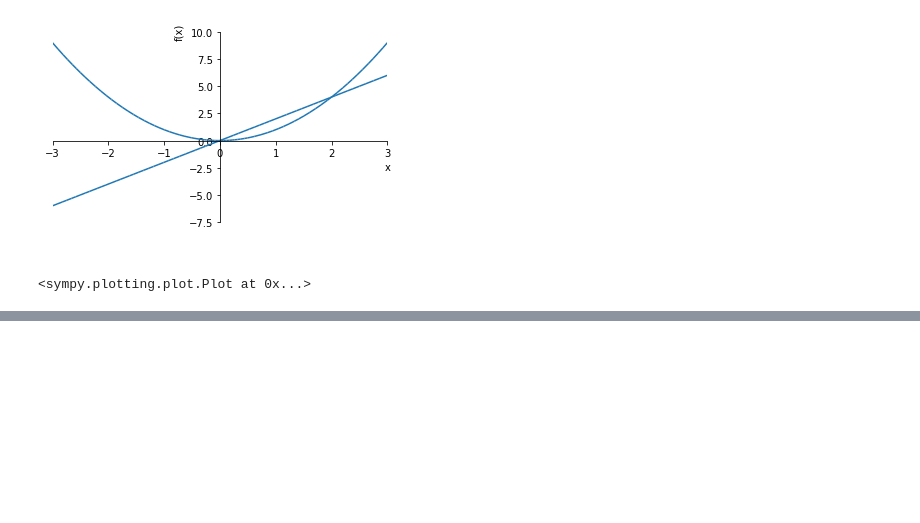
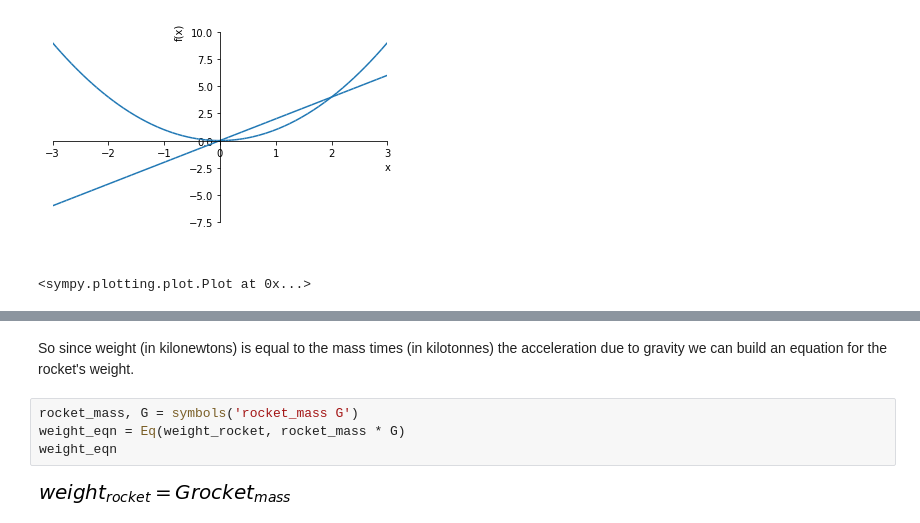
Before and after one commit to jocassid/Talks, a Jupyter notebook: SymPy/CheatingOnYourMathHomeworkWithSymPy.ipynb, the cells around one changed output, grey strips where cells are left out. Cells and saved outputs as stored; diff of their text form; blank space fills up the shorter version.

```diff
--- a/SymPy/CheatingOnYourMathHomeworkWithSymPy.ipynb
+++ b/SymPy/CheatingOnYourMathHomeworkWithSymPy.ipynb
@@ -634,0 +720,8 @@ Keep your 1000 x 1000 matrices to yourself!
+# %% [markdown]
+So since weight (in kilonewtons) is equal to the mass times (in kilotonnes) the acceleration due to gravity we can build an equation for the rocket's weight.
+# %%
+rocket_mass, G = symbols('rocket_mass G')
+weight_eqn = Eq(weight_rocket, rocket_mass * G)
+weight_eqn
+# %% [output]
+[figure, added]
```
Also changed, not shown: parts of 50 cells of this notebook, 3 other files.
